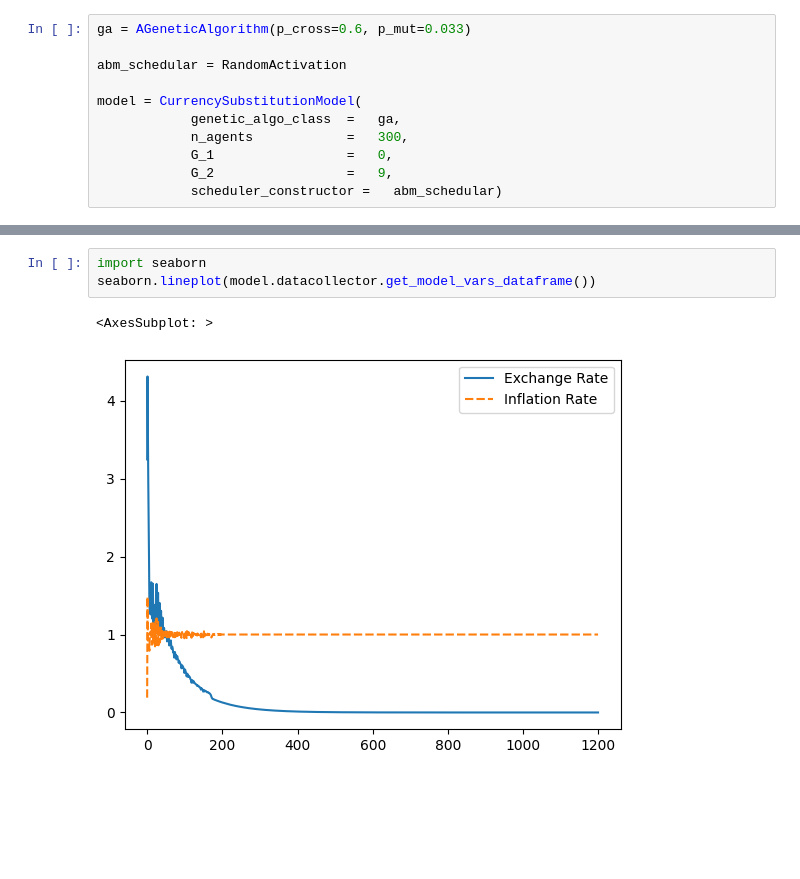
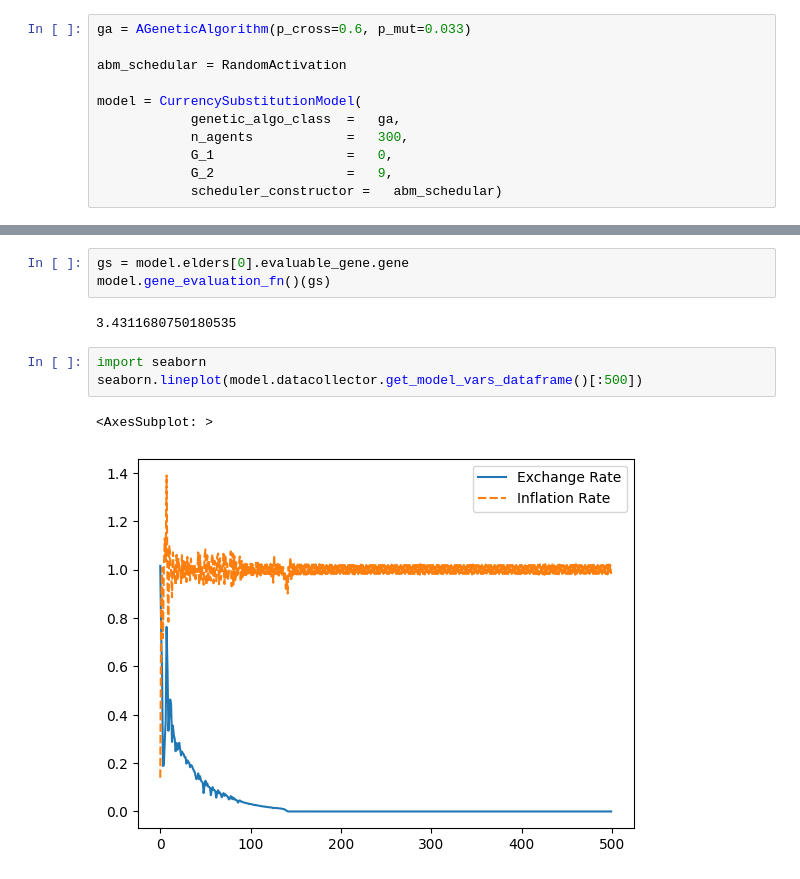
Before and after one commit to teddy21019/Econ-Code-Reproduction, a Jupyter notebook: Arifovic 01/sandbox.ipynb, the cells around one changed output, grey strips where cells are left out. Cells and saved outputs as stored; diff of their text form; blank space fills up the shorter version.

```diff
--- a/Arifovic 01/sandbox.ipynb
+++ b/Arifovic 01/sandbox.ipynb
@@ -226,6 +51,11 @@ for _ in tqdm(range(1000)):
+# %%
+gs = model.elders[0].evaluable_gene.gene
+model.gene_evaluation_fn()(gs)
+# %% [output]
+3.4311680750180535
 # %%
 import seaborn
-seaborn.lineplot(model.datacollector.get_model_vars_dataframe())
+seaborn.lineplot(model.datacollector.get_model_vars_dataframe()[:500])
 # %% [output]
 <AxesSubplot: >
-[figure, old version]
+[figure, new version]
```
Also changed, not shown: parts of 4 cells of this notebook, 1 other file.
